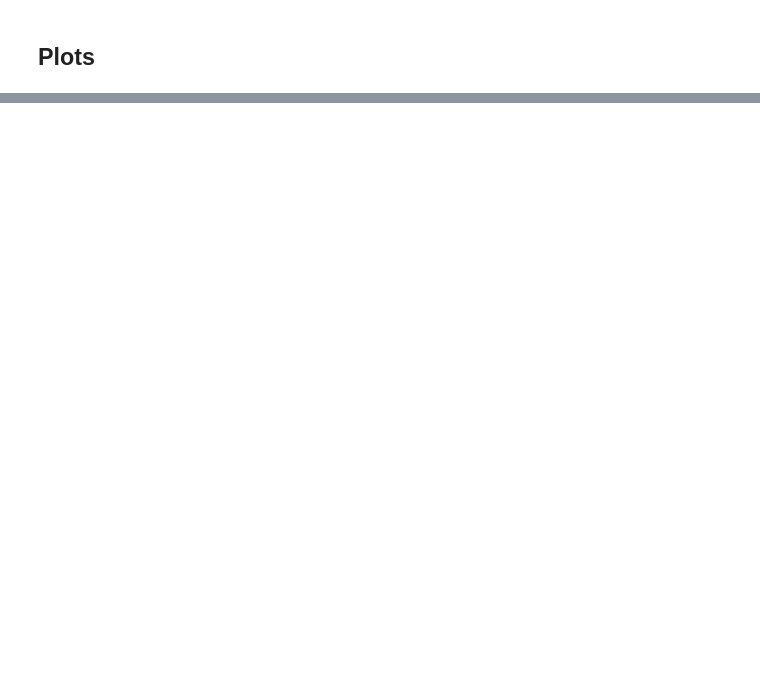
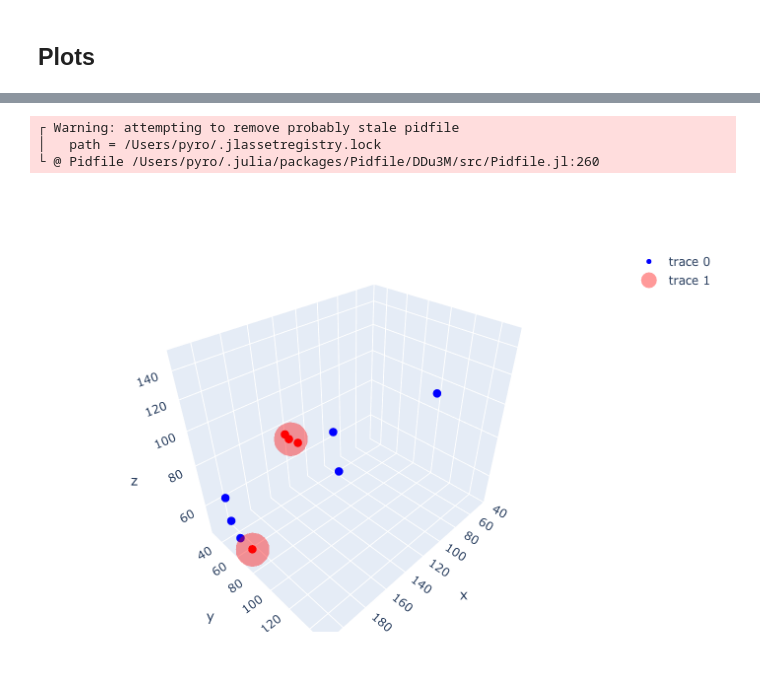
Before and after one commit to pyrogn/ship, a Jupyter notebook: ship_julia.ipynb, the cells around one changed output, grey strips where cells are left out. Cells and saved outputs as stored; diff of their text form; code cells hidden in the pictures; blank space fills up the shorter version.

Commit message:
Add basic plot

```diff
--- a/ship_julia.ipynb
+++ b/ship_julia.ipynb
@@ -195,0 +225,4 @@ find_clusters(coords, 20)
+# %%
+targets = find_clusters(coords, RADIUS_DAMAGE)[begin:NUM_TARGETS]
+m = reduce(vcat, map(x -> find_centroid(coords[x, :]), targets))
+centers_targets = DataFrame(m, [:x, :y, :z])
@@ -195,0 +235,2 @@ find_clusters(coords, 20)
+# %%
+targeted = Set(reduce(vcat, targets))
@@ -195,0 +243,2 @@ find_clusters(coords, 20)
+# %%
+is_targeted = [i in targeted ? "red" : "blue" for i in 1:size(df)[1]]
@@ -195,0 +257,2 @@ find_clusters(coords, 20)
+# %%
+df[!, :is_targeted] = is_targeted
@@ -195,0 +271,35 @@ find_clusters(coords, 20)
+# %%
+trace_dots = scatter3d(
+    df,
+    x=:x,
+    y=:y,
+    z=:z,
+    mode="markers",
+    marker=attr(
+        size=:5,
+        color=:is_targeted,
+        sizemode="diameter"
+    )
+)
+trace_bubble = scatter3d(
+    centers_targets,
+    x=:x,
+    y=:y,
+    z=:z,
+    mode="markers",
+    marker=attr(
+        size=RADIUS_DAMAGE * 2,
+        sizeref=750,
+        color="red",
+        sizemode="diameter",
+        opacity=0.4,
+    )
+)
+
+layout = Layout(scene_zaxis_type="log")
+plot([trace_dots, trace_bubble], layout)
+# %% [output]
+┌ Warning: attempting to remove probably stale pidfile
+│   path = /Users/pyro/.jlassetregistry.lock
+└ @ Pidfile /Users/pyro/.julia/packages/Pidfile/DDu3M/src/Pidfile.jl:260
+[figure, added]
```
Also changed, not shown: parts of 9 cells of this notebook.
